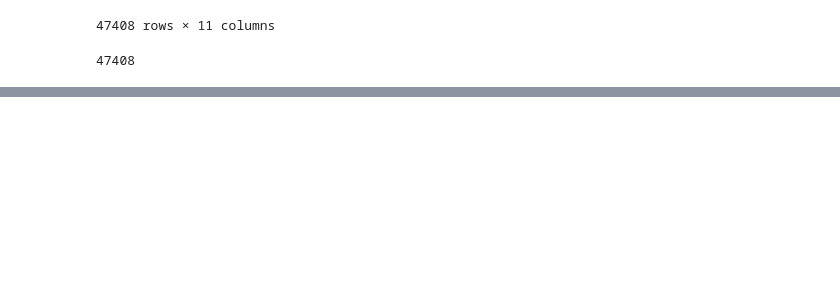
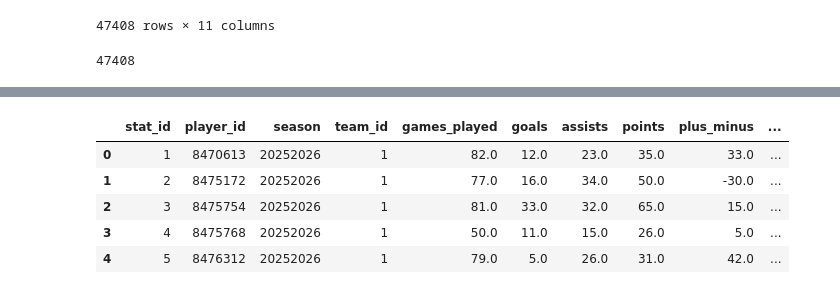
Before and after one commit to Nareshselvaraj1302/NHL-Analytics-Hub-Guvi-Project, a Jupyter notebook: NHLStreamlitDashboard.ipynb, the cells around one changed output, grey strips where cells are left out. Saved outputs shown, nothing was run; the diff lists cells and outputs as text; code cells hidden in the pictures; blank space fills up the shorter version.

```diff
--- a/NHLStreamlitDashboard.ipynb
+++ b/NHLStreamlitDashboard.ipynb
@@ -248,0 +792,9 @@ df_games.to_sql('game_stats',if_exists='replace', con=engine)
+# %%
+df.head()
+# %% [output]
+|  | stat_id | player_id | season | team_id | games_played | goals | assists | points | plus_minus | ... |
+| 0 | 1 | 8470613 | 20252026 | 1 | 82.0 | 12.0 | 23.0 | 35.0 | 33.0 | ... |
+| 1 | 2 | 8475172 | 20252026 | 1 | 77.0 | 16.0 | 34.0 | 50.0 | -30.0 | ... |
+| 2 | 3 | 8475754 | 20252026 | 1 | 81.0 | 33.0 | 32.0 | 65.0 | 15.0 | ... |
+| 3 | 4 | 8475768 | 20252026 | 1 | 50.0 | 11.0 | 15.0 | 26.0 | 5.0 | ... |
+| 4 | 5 | 8476312 | 20252026 | 1 | 79.0 | 5.0 | 26.0 | 31.0 | 42.0 | ... |
```
Also changed, not shown: parts of 11 cells of this notebook.
